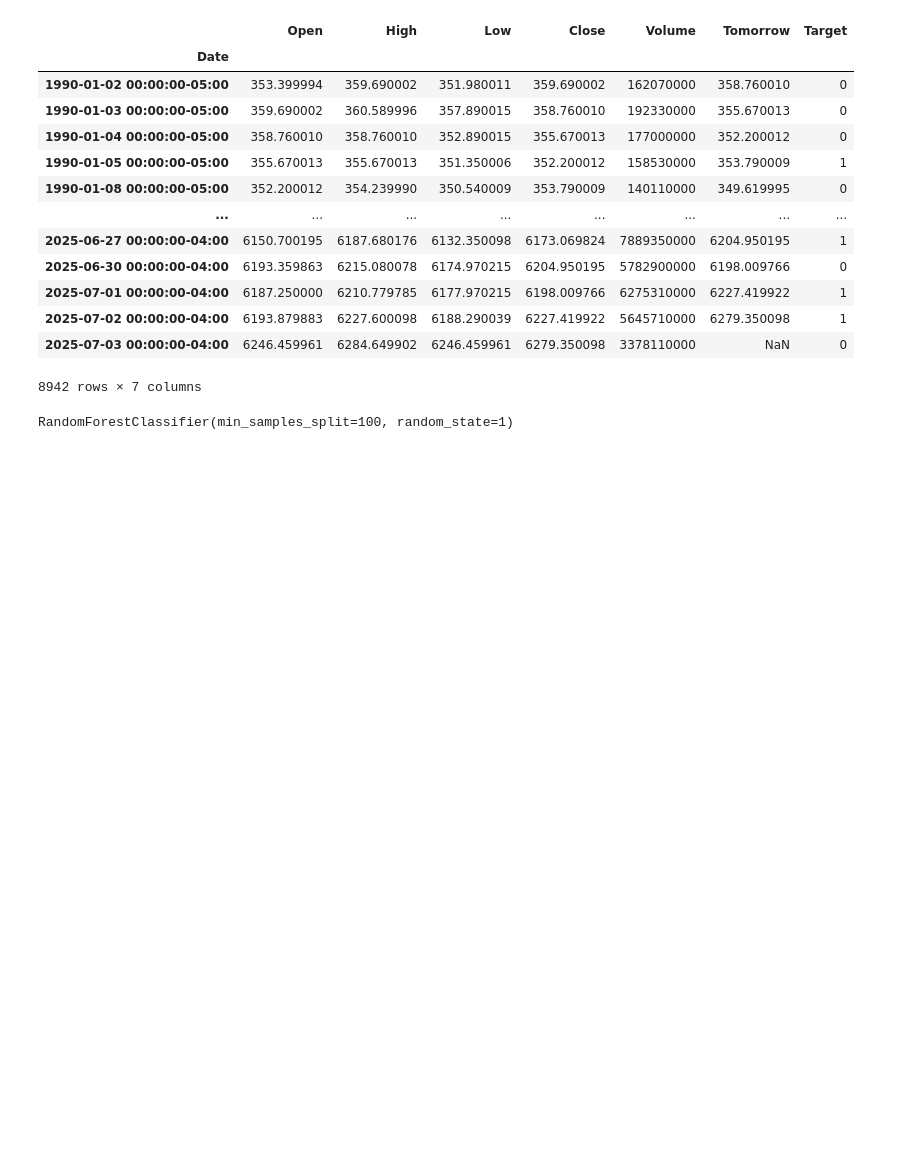
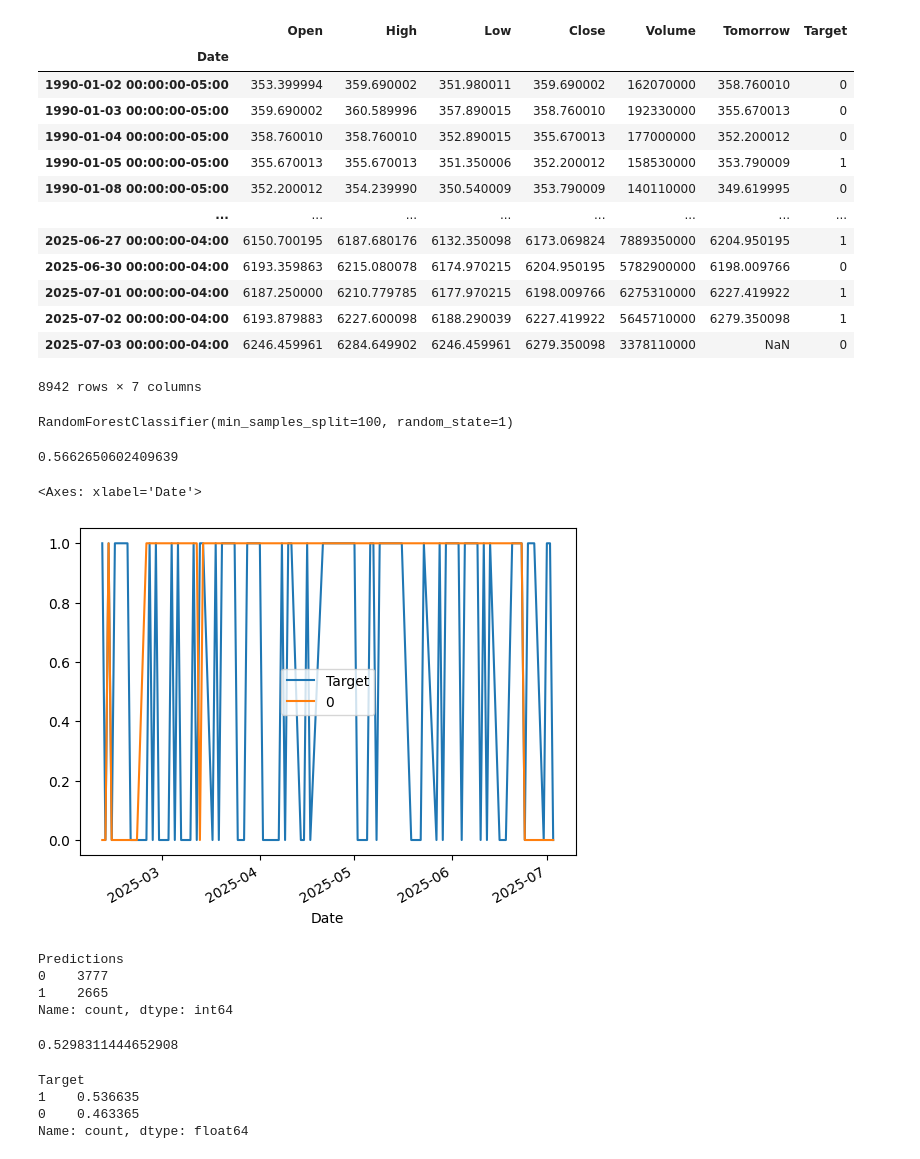
Before and after one commit to sabin66/ml_course, a Jupyter notebook: Stock market predictor/stock_predictor.ipynb, the cells around one changed output. Saved outputs shown, nothing was run; the diff lists cells and outputs as text; code cells hidden in the pictures; blank space fills up the shorter version.

Commit message:
Simple stock predictor project

```diff
--- a/Stock market predictor/stock_predictor.ipynb
+++ b/Stock market predictor/stock_predictor.ipynb
@@ -114,3 +115,17 @@ model.fit(train[predictors],train["Target"])
 RandomForestClassifier(min_samples_split=100, random_state=1)
 # %%
 from sklearn.metrics import precision_score
+
+preds = model.predict(test[predictors])
+preds = pd.Series(preds,index=test.index)
+
+precision = precision_score(test["Target"],preds)
+precision
+# %% [output]
+0.5662650602409639
+# %%
+combined = pd.concat([test["Target"],preds],axis=1)     # axis=1 -> traktuj kazdy input jako kolumne
+combined.plot()
+# %% [output]
+<Axes: xlabel='Date'>
+[figure, added]
@@ -116,0 +149,19 @@ from sklearn.metrics import precision_score
+# %%
+predictions = backtest(sp500,model,predictors)
+predictions["Predictions"].value_counts()
+# %% [output]
+Predictions
+0    3777
+1    2665
+Name: count, dtype: int64
+# %%
+precision_score(predictions["Target"],predictions["Predictions"])
+# %% [output]
+0.5298311444652908
+# %%
+predictions["Target"].value_counts() / predictions.shape[0]
+# %% [output]
+Target
+1    0.536635
+0    0.463365
+Name: count, dtype: float64
```
Also changed, not shown: parts of 9 cells of this notebook.
